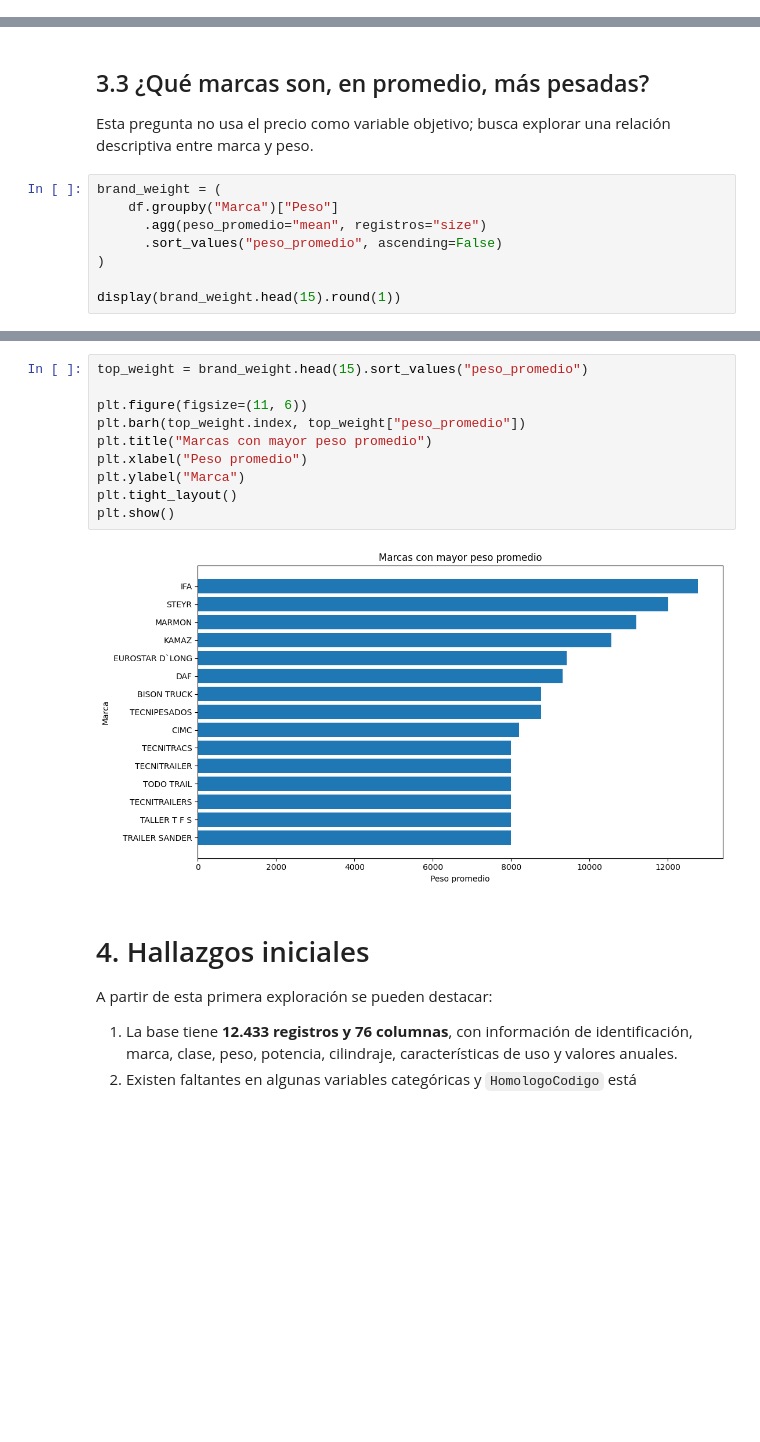
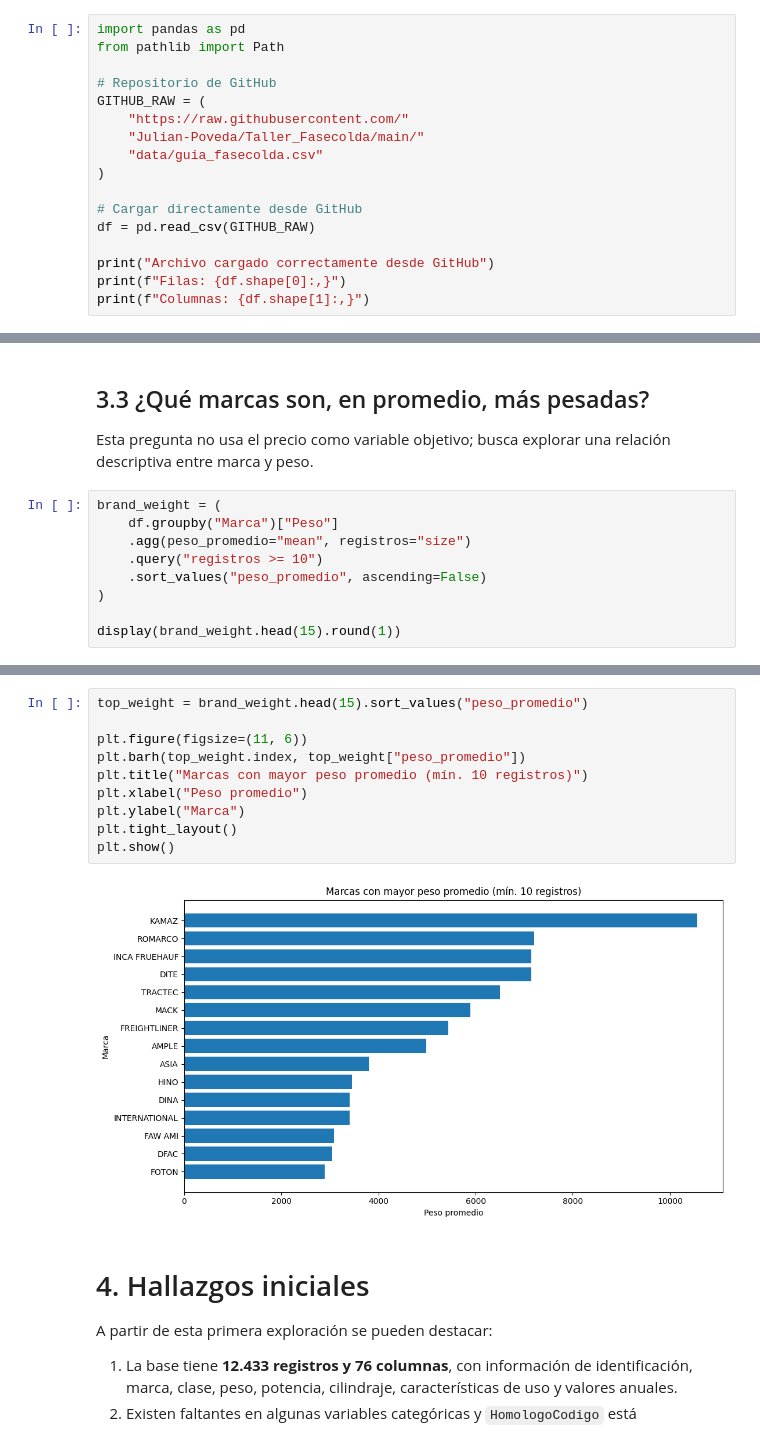
Before and after one commit to Julian-Poveda/Taller_Fasecolda, a Jupyter notebook: Taller_Fasecolda.ipynb, the cells around one changed output, grey strips where cells are left out. Saved outputs shown, nothing was run; the diff lists cells and outputs as text; blank space fills up the shorter version.

```diff
--- a/Taller_Fasecolda.ipynb
+++ b/Taller_Fasecolda.ipynb
@@ -86,0 +52,17 @@ Columnas: 76
+# %%
+import pandas as pd
+from pathlib import Path
+
+# Repositorio de GitHub
+GITHUB_RAW = (
+    "https://raw.githubusercontent.com/"
+    "Julian-Poveda/Taller_Fasecolda/main/"
+    "data/guia_fasecolda.csv"
+)
+
+# Cargar directamente desde GitHub
+df = pd.read_csv(GITHUB_RAW)
+
+print("Archivo cargado correctamente desde GitHub")
+print(f"Filas: {df.shape[0]:,}")
+print(f"Columnas: {df.shape[1]:,}")
@@ -457,8 +463,9 @@ Esta pregunta no usa el precio como variable objetivo; busca explorar una relaci
 # %%
 brand_weight = (
     df.groupby("Marca")["Peso"]
-      .agg(peso_promedio="mean", registros="size")
-      .sort_values("peso_promedio", ascending=False)
+    .agg(peso_promedio="mean", registros="size")
+    .query("registros >= 10")
+    .sort_values("peso_promedio", ascending=False)
 )
 
 display(brand_weight.head(15).round(1))
@@ -483,15 +490,15 @@ display(brand_weight.head(15).round(1))
 # %%
 top_weight = brand_weight.head(15).sort_values("peso_promedio")
 
 plt.figure(figsize=(11, 6))
 plt.barh(top_weight.index, top_weight["peso_promedio"])
-plt.title("Marcas con mayor peso promedio")
+plt.title("Marcas con mayor peso promedio (mín. 10 registros)")
 plt.xlabel("Peso promedio")
 plt.ylabel("Marca")
 plt.tight_layout()
 plt.show()
 # %% [output]
-[figure, old version]
+[figure, new version]
 # %% [markdown]
 # 4. Hallazgos iniciales
 
```
Also changed, not shown: parts of 7 cells of this notebook.
